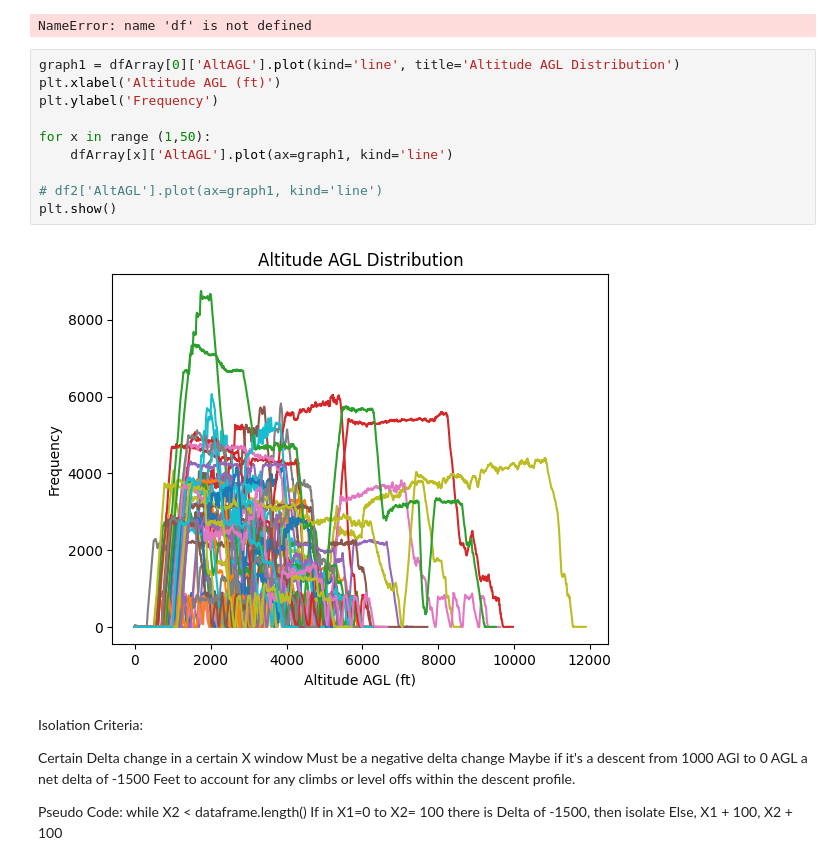
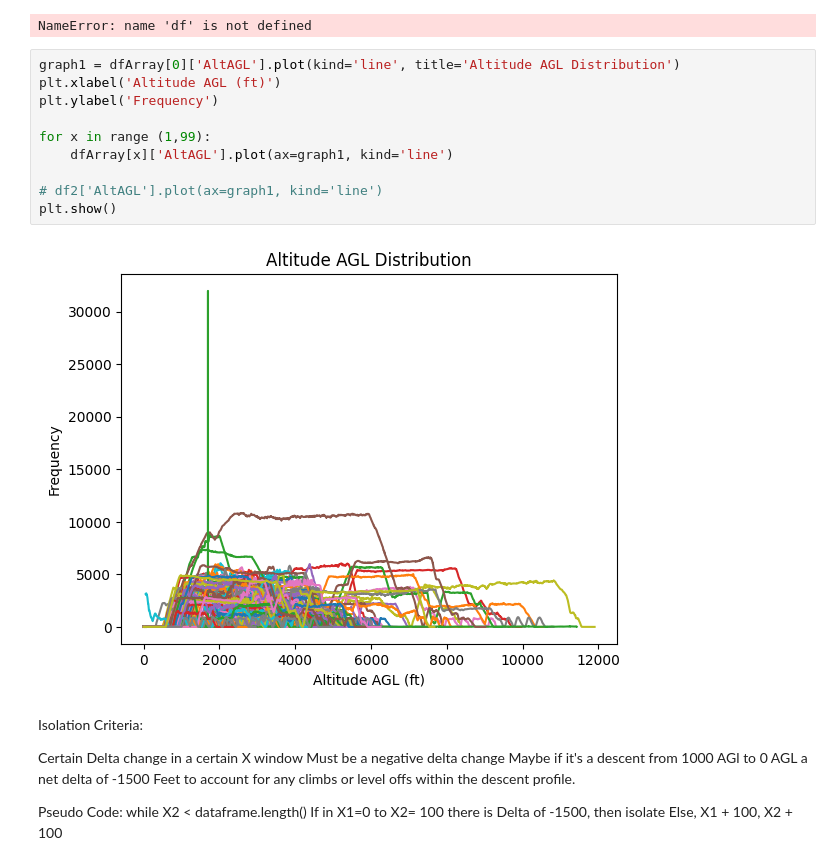
Before and after one commit to drussellmrichie/AviationThesis, a Jupyter notebook: Project_Data_Analysis/Empirical_Data_Analysis/empirical_analysis.ipynb, the cells around one changed output. Cells and saved outputs as stored; diff of their text form.

```diff
--- a/Project_Data_Analysis/Empirical_Data_Analysis/empirical_analysis.ipynb
+++ b/Project_Data_Analysis/Empirical_Data_Analysis/empirical_analysis.ipynb
@@ -65,15 +65,15 @@ NameError: name 'df' is not defined
 # %%
 graph1 = dfArray[0]['AltAGL'].plot(kind='line', title='Altitude AGL Distribution')
 plt.xlabel('Altitude AGL (ft)')
 plt.ylabel('Frequency')
 
-for x in range (1,50):
+for x in range (1,99):
     dfArray[x]['AltAGL'].plot(ax=graph1, kind='line')
 
 # df2['AltAGL'].plot(ax=graph1, kind='line')
 plt.show()
 # %% [output]
-[figure, old version]
+[figure, new version]
 # %% [markdown]
 Isolation Criteria:
 
```
Also changed, not shown: parts of 1 cell of this notebook, 5 other files.
